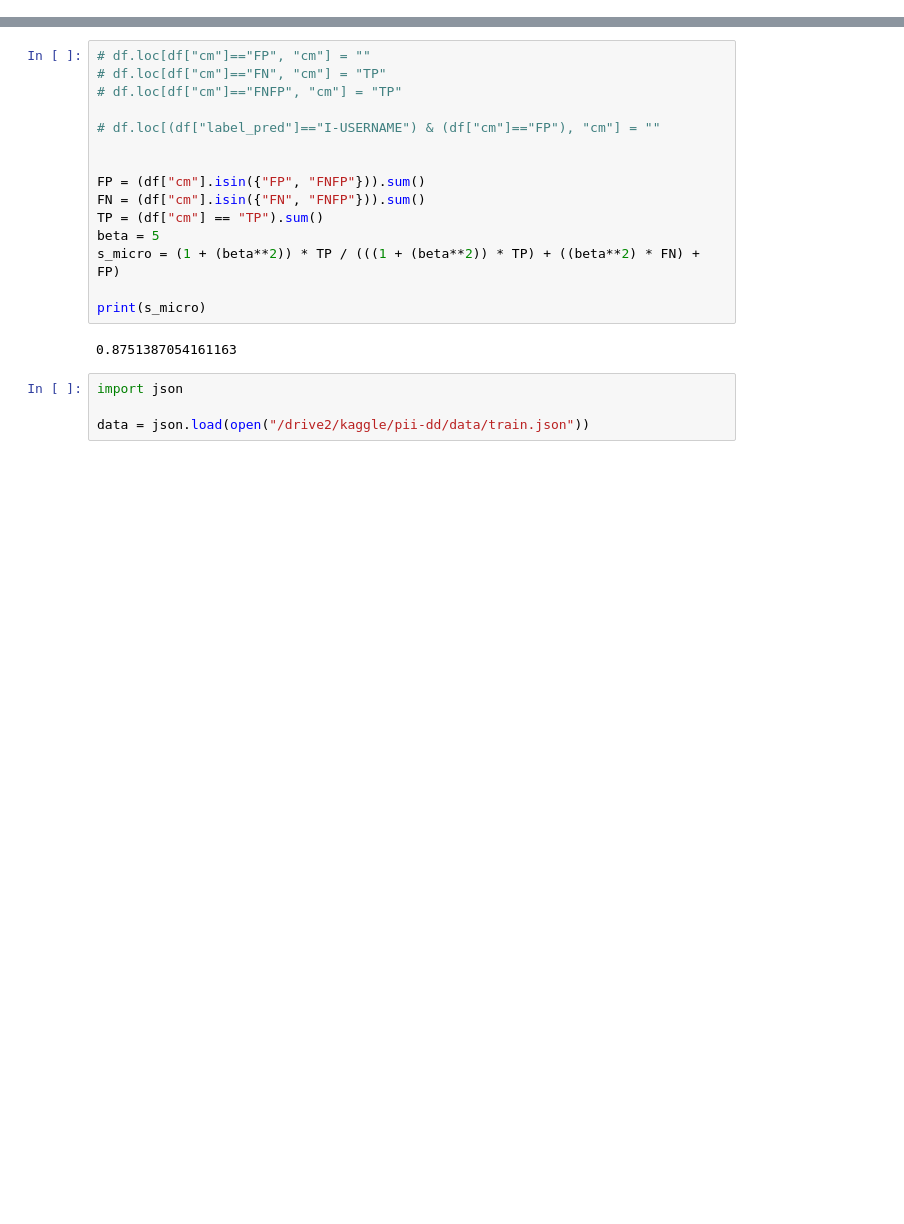
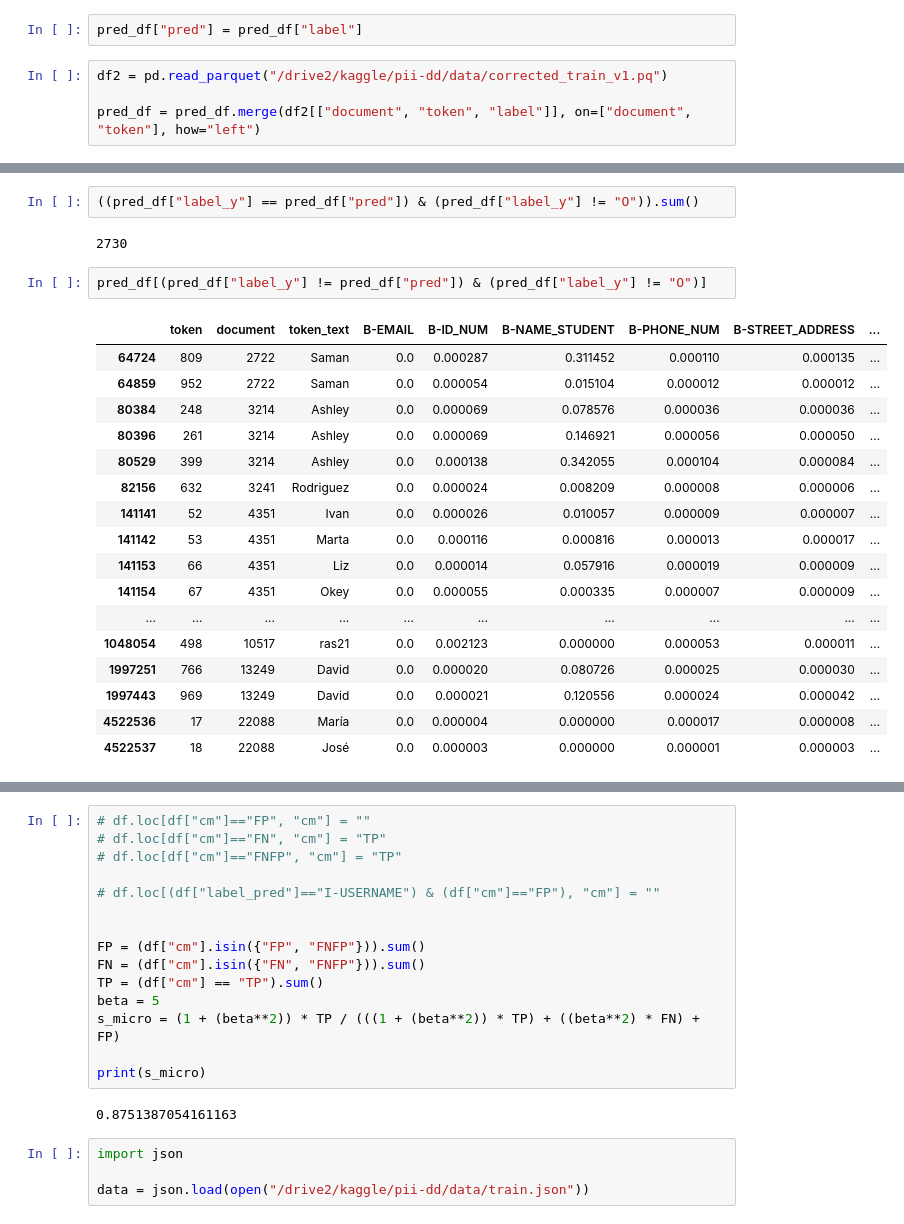
Before and after one commit to nbroad1881/pii-data-detection, a Jupyter notebook: notebooks/check_predictions.ipynb, the cells around one changed output, grey strips where cells are left out. Saved outputs shown, nothing was run; the diff lists cells and outputs as text; blank space fills up the shorter version.

```diff
--- a/notebooks/check_predictions.ipynb
+++ b/notebooks/check_predictions.ipynb
@@ -28,0 +220,6 @@ print(s_micro)
+# %%
+pred_df["pred"] = pred_df["label"]
+# %%
+df2 = pd.read_parquet("/drive2/kaggle/pii-dd/data/corrected_train_v1.pq")
+
+pred_df = pred_df.merge(df2[["document", "token", "label"]], on=["document", "token"], how="left")
@@ -29,3 +242,27 @@ print(s_micro)
+# %%
+((pred_df["label_y"] == pred_df["pred"]) & (pred_df["label_y"] != "O")).sum()
+# %% [output]
+2730
+# %%
+pred_df[(pred_df["label_y"] != pred_df["pred"]) & (pred_df["label_y"] != "O")]
+# %% [output]
+|  | token | document | token_text | B-EMAIL | B-ID_NUM | B-NAME_STUDENT | B-PHONE_NUM | B-STREET_ADDRESS | ... |
+| 64724 | 809 | 2722 | Saman | 0.0 | 0.000287 | 0.311452 | 0.000110 | 0.000135 | ... |
+| 64859 | 952 | 2722 | Saman | 0.0 | 0.000054 | 0.015104 | 0.000012 | 0.000012 | ... |
+| 80384 | 248 | 3214 | Ashley | 0.0 | 0.000069 | 0.078576 | 0.000036 | 0.000036 | ... |
+| 80396 | 261 | 3214 | Ashley | 0.0 | 0.000069 | 0.146921 | 0.000056 | 0.000050 | ... |
+| 80529 | 399 | 3214 | Ashley | 0.0 | 0.000138 | 0.342055 | 0.000104 | 0.000084 | ... |
+| 82156 | 632 | 3241 | Rodriguez | 0.0 | 0.000024 | 0.008209 | 0.000008 | 0.000006 | ... |
+| 141141 | 52 | 4351 | Ivan | 0.0 | 0.000026 | 0.010057 | 0.000009 | 0.000007 | ... |
+| 141142 | 53 | 4351 | Marta | 0.0 | 0.000116 | 0.000816 | 0.000013 | 0.000017 | ... |
+| 141153 | 66 | 4351 | Liz | 0.0 | 0.000014 | 0.057916 | 0.000019 | 0.000009 | ... |
+| 141154 | 67 | 4351 | Okey | 0.0 | 0.000055 | 0.000335 | 0.000007 | 0.000009 | ... |
+| ... | ... | ... | ... | ... | ... | ... | ... | ... | ... |
+| 1048054 | 498 | 10517 | ras21 | 0.0 | 0.002123 | 0.000000 | 0.000053 | 0.000011 | ... |
+| 1997251 | 766 | 13249 | David | 0.0 | 0.000020 | 0.080726 | 0.000025 | 0.000030 | ... |
+| 1997443 | 969 | 13249 | David | 0.0 | 0.000021 | 0.120556 | 0.000024 | 0.000042 | ... |
+| 4522536 | 17 | 22088 | María | 0.0 | 0.000004 | 0.000000 | 0.000017 | 0.000008 | ... |
+| 4522537 | 18 | 22088 | José | 0.0 | 0.000003 | 0.000000 | 0.000001 | 0.000003 | ... |
 # %%
 df.groupby(["label_gt", "cm"], dropna=False).count()
 # %% [output]
```
Also changed, not shown: parts of 17 cells of this notebook, 23 other files.
